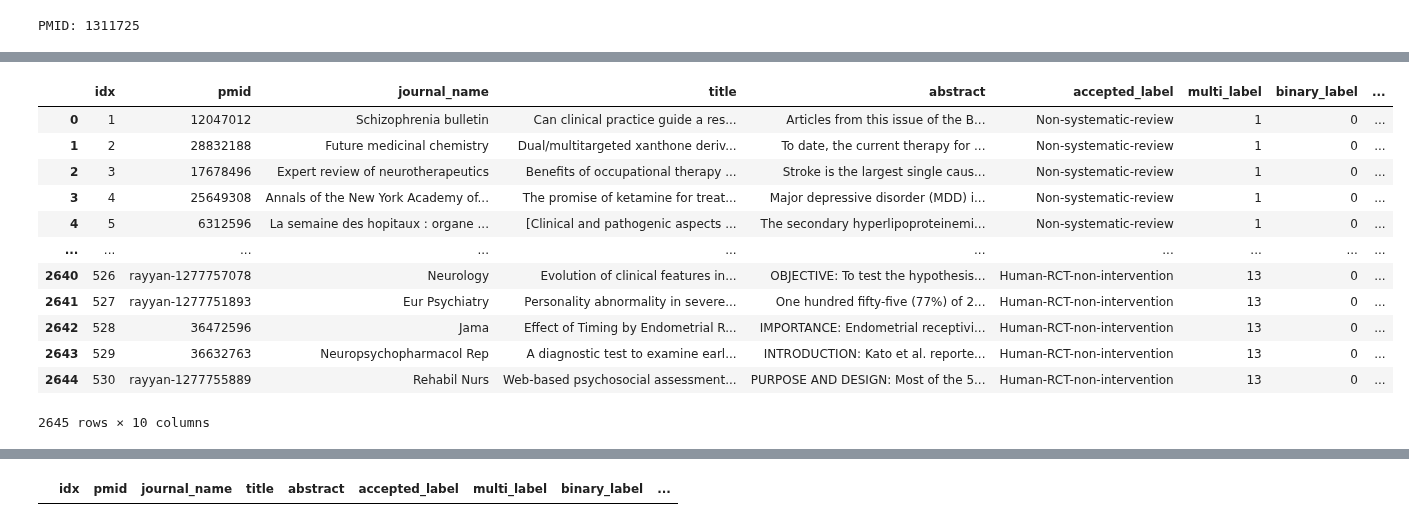
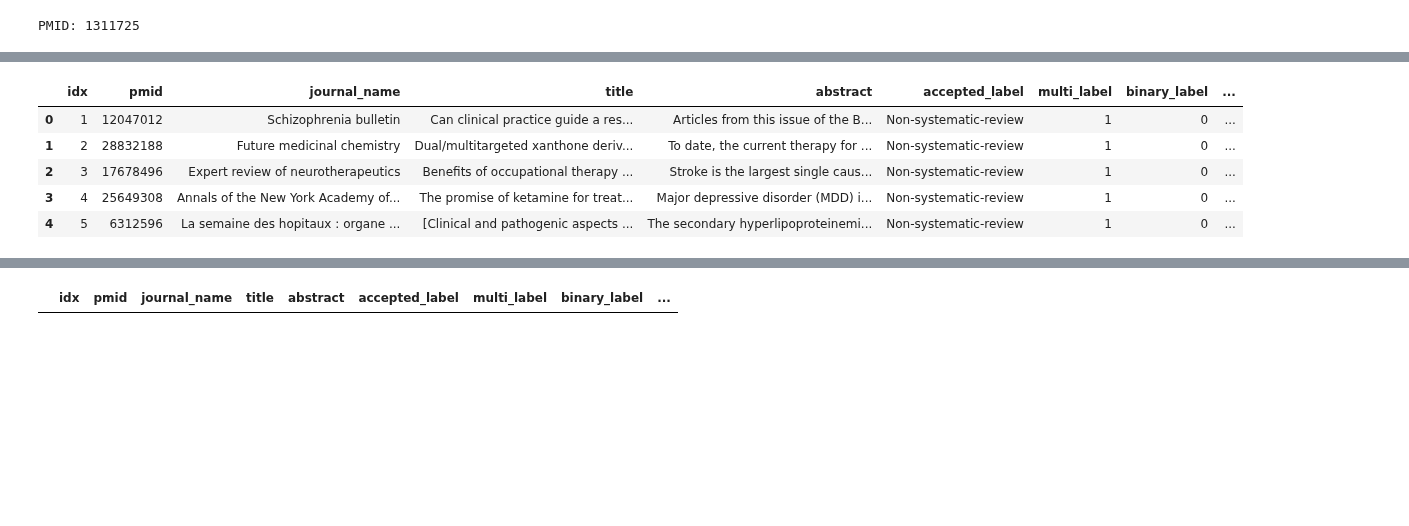
Before and after one commit to Ineichen-Group/StudyTypeTeller, a Jupyter notebook: data/Data_Preparation_and_Postprocessing.ipynb, the cells around one changed output, grey strips where cells are left out. Drawn from its saved outputs; the diff is of its cells as text; code cells hidden in the pictures; blank space fills up the shorter version.

```diff
--- a/data/Data_Preparation_and_Postprocessing.ipynb
+++ b/data/Data_Preparation_and_Postprocessing.ipynb
@@ -529,10 +535,14 @@ else:
 PMID: 1311725
 # %%
 tqdm.pandas()
+# %%
+fetch_doi = False
 # %%
-# Apply the function to the 'doi' column
-df_to_fetch_from_doi['pmid_from_doi'] = df_to_fetch_from_doi['doi'].progress_apply(get_pmid_from_doi)
+if fetch_doi:
+    # Apply the function to the 'doi' column
+    df_to_fetch_from_doi['pmid_from_doi'] = df_to_fetch_from_doi['doi'].progress_apply(get_pmid_from_doi)
 
-# Clean the 'pmid' column to remove None values
-#df_to_fetch_from_doi['pmid_clean'] = df_to_fetch_from_doi['pmid'].apply(lambda x: x if x is not None else '')
-df_to_fetch_from_doi
+    df_to_fetch_from_doi.to_csv(f"rayyan_to_pmid_{len(df_to_fetch_from_doi)}.csv")
+else:
+    df_to_fetch_from_doi = pd.read_csv("rayyan_to_pmid_258.csv")
+    df_to_fetch_from_doi['pmid_from_doi'] = df_to_fetch_from_doi['pmid_from_doi'].astype(str)
@@ -578,21 +571,14 @@ appended_df
 # %%
 merged_df = pd.merge(appended_df, df_to_fetch_from_doi[['pmid', 'pmid_from_doi']], how='left', on='pmid')
 merged_df['old_pmid'] = merged_df['pmid']
-merged_df
+merged_df.head()
 # %% [output]
 |  | idx | pmid | journal_name | title | abstract | accepted_label | multi_label | binary_label | ... |
 | 0 | 1 | 12047012 | Schizophrenia bulletin | Can clinical practice guide a res... | Articles from this issue of the B... | Non-systematic-review | 1 | 0 | ... |
 | 1 | 2 | 28832188 | Future medicinal chemistry | Dual/multitargeted xanthone deriv... | To date, the current therapy for ... | Non-systematic-review | 1 | 0 | ... |
 | 2 | 3 | 17678496 | Expert review of neurotherapeutics | Benefits of occupational therapy ... | Stroke is the largest single caus... | Non-systematic-review | 1 | 0 | ... |
 | 3 | 4 | 25649308 | Annals of the New York Academy of... | The promise of ketamine for treat... | Major depressive disorder (MDD) i... | Non-systematic-review | 1 | 0 | ... |
 | 4 | 5 | 6312596 | La semaine des hopitaux : organe ... | [Clinical and pathogenic aspects ... | The secondary hyperlipoproteinemi... | Non-systematic-review | 1 | 0 | ... |
-| ... | ... | ... | ... | ... | ... | ... | ... | ... | ... |
-| 2640 | 526 | rayyan-1277757078 | Neurology | Evolution of clinical features in... | OBJECTIVE: To test the hypothesis... | Human-RCT-non-intervention | 13 | 0 | ... |
-| 2641 | 527 | rayyan-1277751893 | Eur Psychiatry | Personality abnormality in severe... | One hundred fifty-five (77%) of 2... | Human-RCT-non-intervention | 13 | 0 | ... |
-| 2642 | 528 | 36472596 | Jama | Effect of Timing by Endometrial R... | IMPORTANCE: Endometrial receptivi... | Human-RCT-non-intervention | 13 | 0 | ... |
-| 2643 | 529 | 36632763 | Neuropsychopharmacol Rep | A diagnostic test to examine earl... | INTRODUCTION: Kato et al. reporte... | Human-RCT-non-intervention | 13 | 0 | ... |
-| 2644 | 530 | rayyan-1277755889 | Rehabil Nurs | Web-based psychosocial assessment... | PURPOSE AND DESIGN: Most of the 5... | Human-RCT-non-intervention | 13 | 0 | ... |
-2645 rows × 10 columns
 # %%
 # Your map of rayyan PMIDs to replace
 rayyan_pmid_map = {
```
Also changed, not shown: parts of 21 cells of this notebook, 3 other files.
